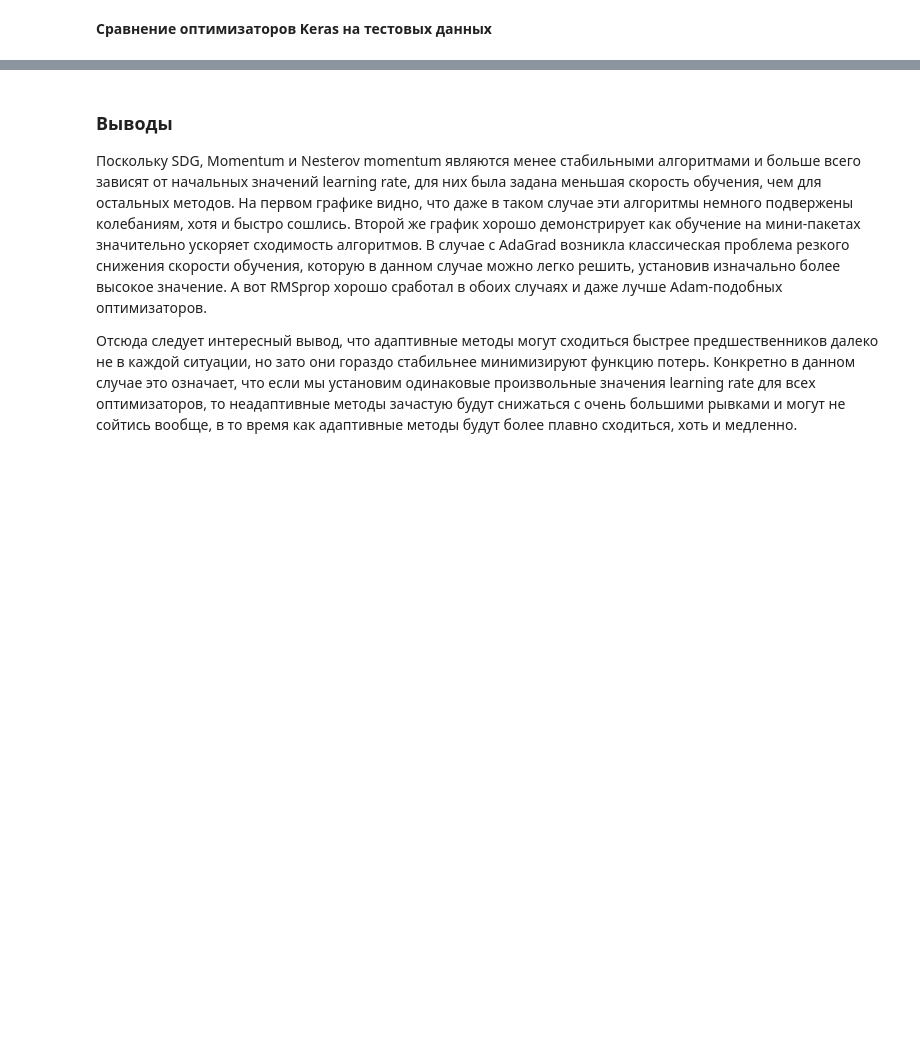
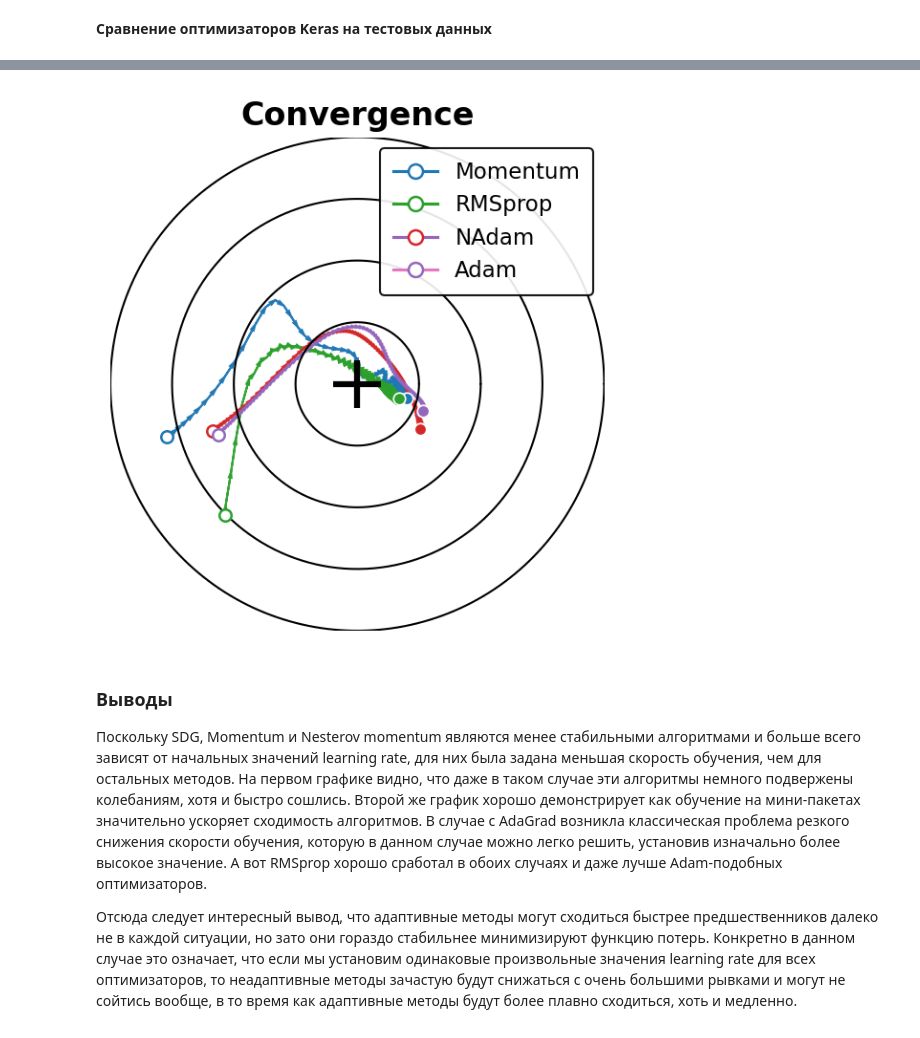
Before and after one commit to AstemirGongapshev/Optimization-ML, a Jupyter notebook: ML_Optimization.ipynb, the cells around one changed output, grey strips where cells are left out. Cells and saved outputs as stored; diff of their text form; code cells hidden in the pictures; blank space fills up the shorter version.

```diff
--- a/ML_Optimization.ipynb
+++ b/ML_Optimization.ipynb
@@ -268,3 +418,13 @@ plt.show()
+# %%
+plot_bullseye_multi(
+        torch_optimizers=torch_optimizers,
+        nn_params=nn_params,
+        data=(X_train_s_tensor, y_train_tensor),
+        names=('Momentum', 'Adam', 'RMSprop', 'NAdam'),
+        epochs=100
+    )
+# %% [output]
+[figure, added]
 # %% [markdown]
 ### Выводы
 
```
Also changed, not shown: parts of 6 cells of this notebook.
